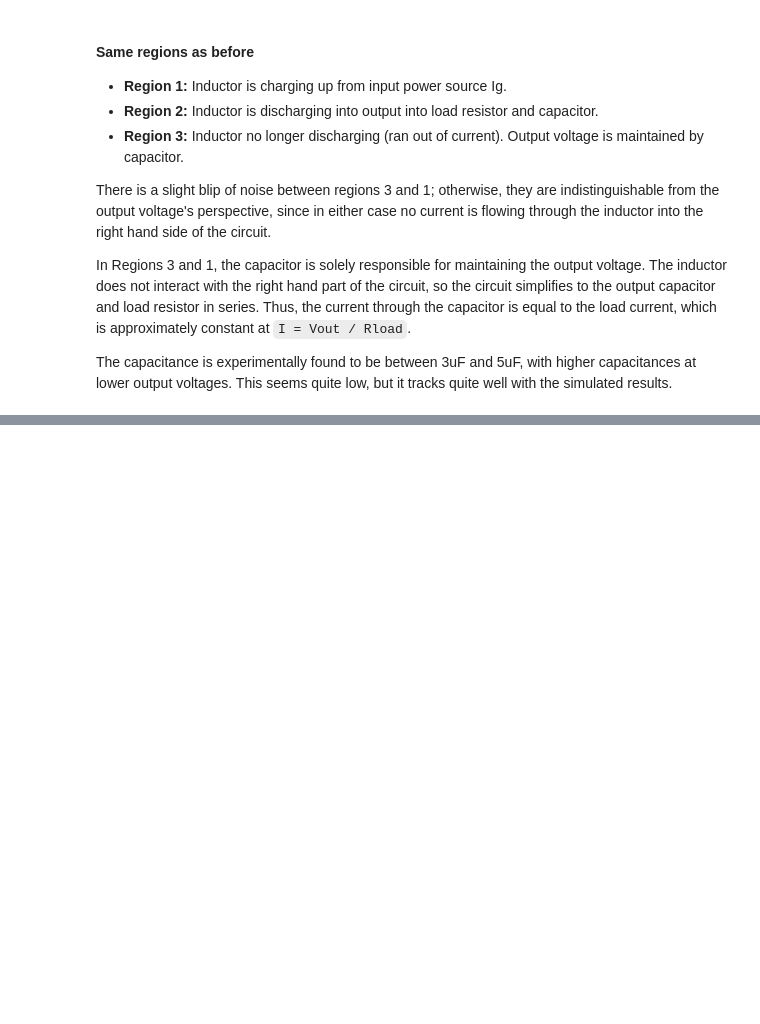
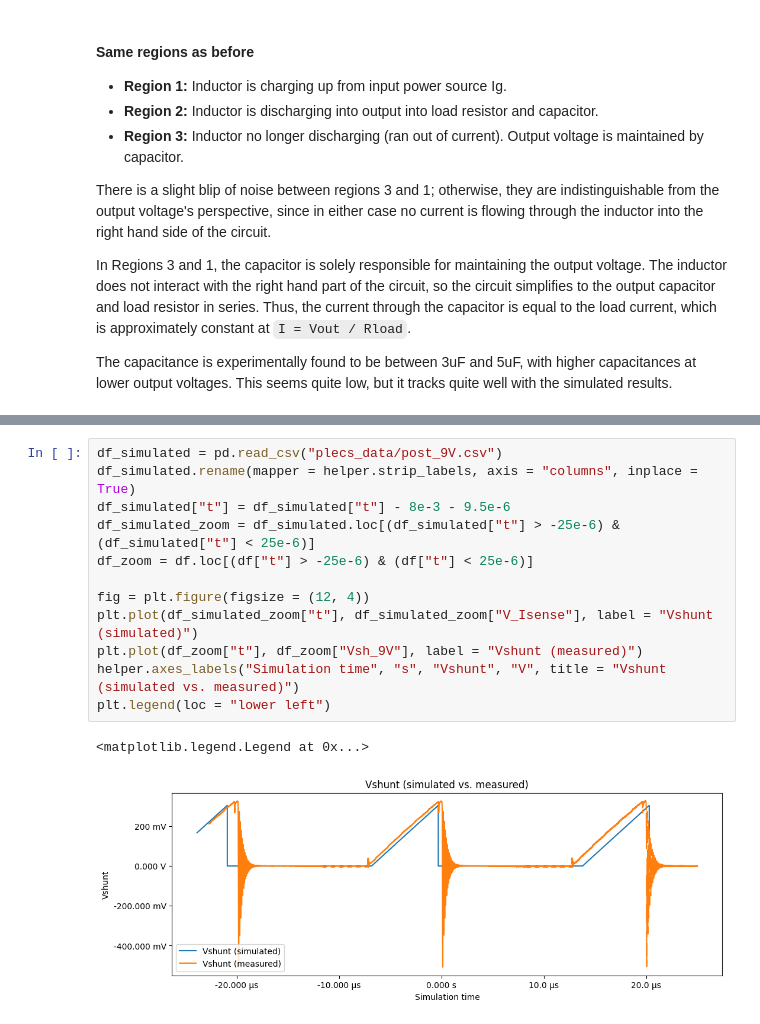
Before and after one commit to ianeyk/power-electronics, a Jupyter notebook: Lab 5/Lab5_report.ipynb, the cells around one changed output, grey strips where cells are left out. Drawn from its saved outputs; the diff is of its cells as text; blank space fills up the shorter version.

Commit message:
add simulation graphs

```diff
--- a/Lab 5/Lab5_report.ipynb
+++ b/Lab 5/Lab5_report.ipynb
@@ -346,0 +351,15 @@ The capacitance is experimentally found to be between 3uF and 5uF, with higher c
+# %%
+df_simulated = pd.read_csv("plecs_data/post_9V.csv")
+df_simulated.rename(mapper = helper.strip_labels, axis = "columns", inplace = True)
+df_simulated["t"] = df_simulated["t"] - 8e-3 - 9.5e-6
+df_simulated_zoom = df_simulated.loc[(df_simulated["t"] > -25e-6) & (df_simulated["t"] < 25e-6)]
+df_zoom = df.loc[(df["t"] > -25e-6) & (df["t"] < 25e-6)]
+
+fig = plt.figure(figsize = (12, 4))
+plt.plot(df_simulated_zoom["t"], df_simulated_zoom["V_Isense"], label = "Vshunt (simulated)")
+plt.plot(df_zoom["t"], df_zoom["Vsh_9V"], label = "Vshunt (measured)")
+helper.axes_labels("Simulation time", "s", "Vshunt", "V", title = "Vshunt (simulated vs. measured)")
+plt.legend(loc = "lower left")
+# %% [output]
+<matplotlib.legend.Legend at 0x...>
+[figure, added]
```
Also changed, not shown: parts of 3 cells of this notebook.
